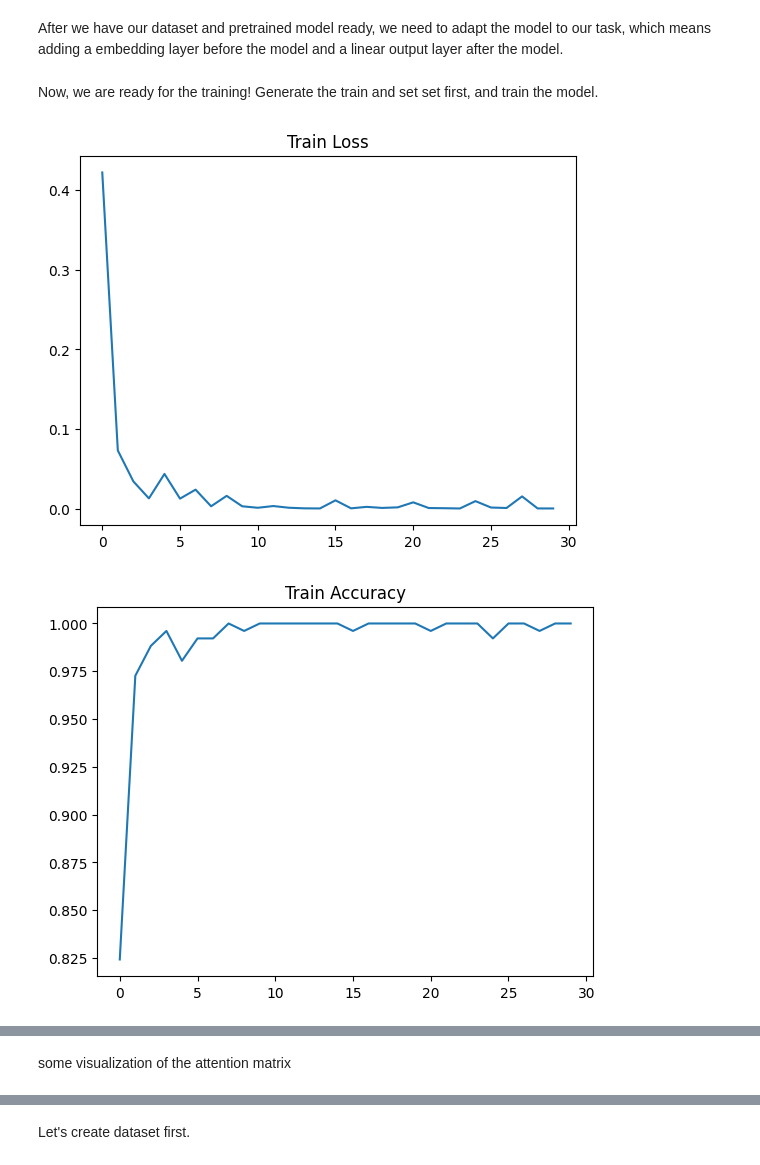
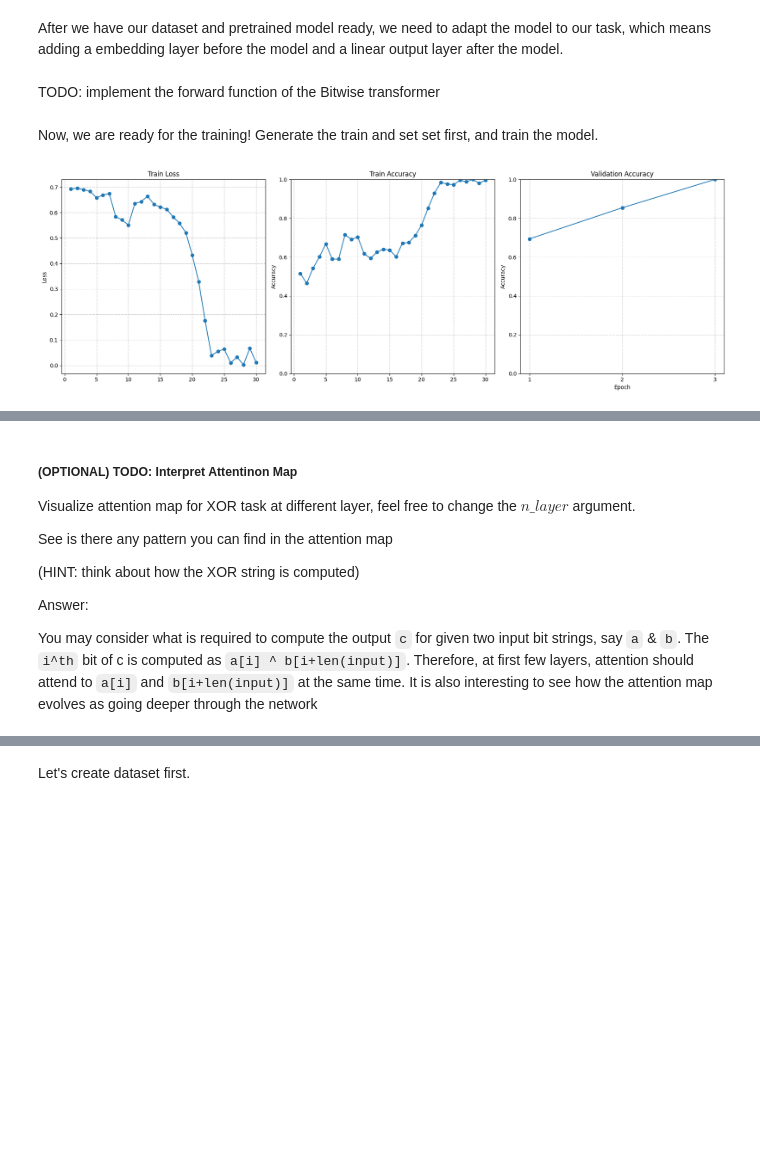
Before and after one commit to ChangyiYang/GPT2asGeneralComputationalMachine, a Jupyter notebook: GeneralComputationalMachine.ipynb, the cells around one changed output, grey strips where cells are left out. Cells and saved outputs as stored; diff of their text form; code cells hidden in the pictures; blank space fills up the shorter version.

```diff
--- a/GeneralComputationalMachine.ipynb
+++ b/GeneralComputationalMachine.ipynb
@@ -276,23 +426,4 @@ for name, param in gpt2.named_parameters():
 # %% [markdown]
 After we have our dataset and pretrained model ready, we need to adapt the model to our task, which means adding a embedding layer before the model and a linear output layer after the model.
-# %%
-class Bit_wise_transformer(nn.Module):
-  def __init__(self, engine, bitLength, input_dim, engine_embed_dim, n_class = 2, output_attentions=False):
-    super().__init__()
-    self.n = bitLength
-    self.input_embed = nn.Embedding(input_dim, engine_embed_dim)
-    self.engine = engine
-    self.output_layer = nn.Linear(engine_embed_dim, n_class)
-    self.output_attentions = output_attentions
-    self.attn_output = None
-  def forward(self, x):
-    embeddings = self.input_embed(x)
-    transformer_output = self.engine(
-        inputs_embeds=embeddings,
-        output_attentions=self.output_attentions
-    )
-    if self.output_attentions:
-      self.attn_output = transformer_output.attentions
-    hidden_state = transformer_output.last_hidden_state[:, self.n:]
-    logits = self.output_layer(hidden_state)
-    return logits
+# %% [markdown]
+TODO: implement the forward function of the Bitwise transformer
@@ -300,7 +477,7 @@ class Bit_wise_transformer(nn.Module):
 Now, we are ready for the training! Generate the train and set set first, and train the model.
 # %%
 # generate the training and testing data
-train_loader, test_loader = generate_data_loaders(n=8, batch_size=32,data_size = 20000, train_size=0.8)
+train_loader, test_loader = generate_bit_wise_data_loaders(n=8, batch_size=32,data_size = 20000, train_size=0.8)
 # %%
 # create an instance of the model
 Bit_length = 8
@@ -331,50 +508,39 @@ for epoch in epoch_iterator:
     data_iterator = tqdm(train_loader)
     for i, (inputs, labels) in enumerate(data_iterator):
         optimizer.zero_grad()
-        outputs = model(inputs)
+        outputs, _ = model(inputs)
         loss = criterion(outputs.view(-1, 2), labels.view(-1))
         accuracy = torch.mean((torch.argmax(outputs, dim=-1).flatten() == labels.flatten()).float())
         loss.backward()
         optimizer.step()
 
         data_iterator.set_postfix(loss=loss.item())
 
-        running_loss += loss.item()
         if (i + 1) % 50 == 0:
-              #print(f'Epoch [{epoch + 1}/{num_epochs}], Batch [{i * 50 + 1}/{len(train_loader)}], Loss: {running_loss / 50:.4f}')
-            running_loss = 0.0
             losses.append(loss.item())
             train_acc.append(accuracy.item())
 
     # Validation
     val_acc = []
     model.eval()
     with torch.no_grad():
       for inputs, labels in test_loader:
           inputs = inputs.to(device=device, dtype=torch.long)
           labels = labels.to(device=device, dtype=torch.long)
-          outputs = model(inputs)
+          outputs, _ = model(inputs)
           accuracy = torch.mean((torch.argmax(outputs, dim=-1).flatten() == labels.flatten()).float())
           val_acc.append(accuracy.item())
     model.train()
 
     all_val_acc.append(np.mean(val_acc))
     # Save best model
     if np.mean(val_acc) > best_val_acc:
         best_val_acc = np.mean(val_acc)
 
     epoch_iterator.set_postfix(val_acc=np.mean(val_acc), best_val_acc=best_val_acc)
 
+plot(losses, train_acc, all_val_acc)
 
-plt.plot(losses)
-plt.title('Train Loss')
-plt.figure()
-plt.plot(train_acc)
-plt.title('Train Accuracy')
-plt.figure()
-plt.plot(all_val_acc)
-plt.title('Val Accuracy')
 torch.cuda.empty_cache()
 # %% [output]
-[figure, old version]
+[figure, new version]
-[figure, removed]
@@ -382,3 +547,12 @@ torch.cuda.empty_cache()
-# %% [markdown]
-some visualization of the attention matrix
+# %% [markdown]
+##### (OPTIONAL) TODO: Interpret Attentinon Map
+Visualize attention map for XOR task at different layer, feel free to change the $n\_layer$ argument.
+
+See is there any pattern you can find in the attention map
+
+(HINT: think about how the XOR string is computed)
+
+Answer:
+
+You may consider what is required to compute the output `c` for given two input bit strings, say `a` & `b`. The `i^th` bit of c is computed as `a[i] ^ b[i+len(input)]`. Therefore, at first few layers, attention should attend to `a[i]` and `b[i+len(input)]` at the same time. It is also interesting to see how the attention map evolves as going deeper through the network
 # %%
```
Also changed, not shown: parts of 103 cells of this notebook.
